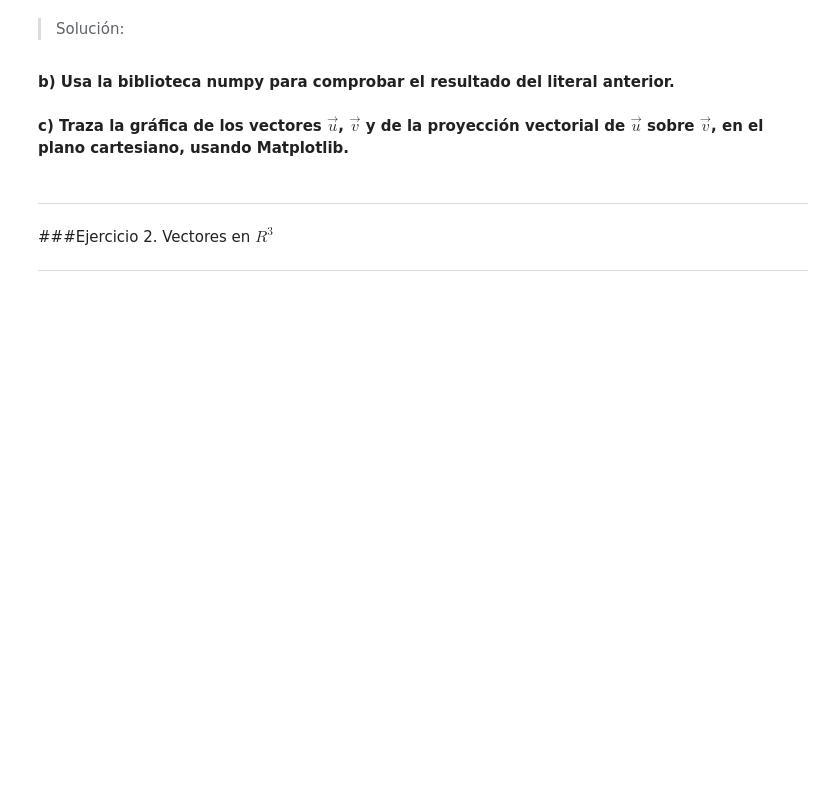
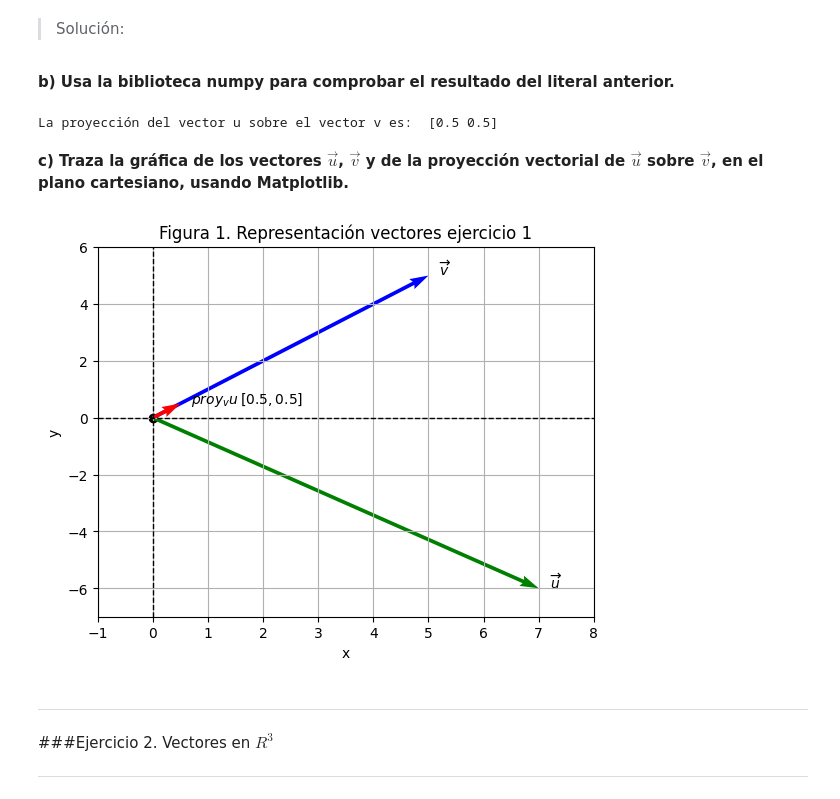
Before and after one commit to CReies/U_Linear-Algebra_Lab1, a Jupyter notebook: laboratorio_2023_ii_inicio.ipynb, the cells around one changed output. Saved outputs shown, nothing was run; the diff lists cells and outputs as text; code cells hidden in the pictures; blank space fills up the shorter version.

```diff
--- a/laboratorio_2023_ii_inicio.ipynb
+++ b/laboratorio_2023_ii_inicio.ipynb
@@ -70,38 +83,46 @@ $proy_vu = \dfrac{\overrightarrow{u} \cdot \overrightarrow{v}}{|\overrightarrow{
 **b) Usa la biblioteca numpy para comprobar el resultado del literal anterior.**
 # %%
 # Cálculo de la proyección del vector u sobre el vector v
+
+proyeccion = (np.dot(u, v) / np.linalg.norm(v) ** 2) * v
+
+print("\nLa proyección del vector u sobre el vector v es: ", proyeccion)
+# %% [output]
+La proyección del vector u sobre el vector v es:  [0.5 0.5]
 # %% [markdown]
 **c) Traza la gráfica de los vectores $\overrightarrow{u}$, $\overrightarrow{v}$ y de la proyección vectorial de $\overrightarrow{u}$ sobre $\overrightarrow{v}$, en el plano cartesiano, usando Matplotlib.**
 # %%
 # Configurar ejes
 fig, ax = plt.subplots()
 ax.grid()
-ax.set_xlim(-5, 5), ax.set_ylim(-5, 5)
+ax.set_xlim(-1, 8), ax.set_ylim(-7, 6)
 ax.set_xlabel("x"), ax.set_ylabel("y")
 ax.set_title("Figura 1. Representación vectores ejercicio 1")
 
 # Señalar el origen
 ax.scatter(0, 0, color="k")
 
 # Trazar ejes
 plt.axvline(0, color = "black", linewidth = 1, linestyle = "dashed");
 plt.axhline(0, color = "black", linewidth = 1, linestyle = "dashed");
 
 # Gráficar los vectores
 # Vector u
 ax.quiver(u[0], u[1], angles="xy", scale_units="xy", scale=1, color="g")
 ax.text(u[0] + 0.2, u[1], "$\overrightarrow{u}$")
 
 # Vector v
 ax.quiver(v[0], v[1], angles="xy", scale_units="xy", scale=1, color="b")
 ax.text(v[0] + 0.2, v[1], "$\overrightarrow{v}$")
 
 # Vector proyección de u sobre v
 ax.quiver(proyeccion[0], proyeccion[1], angles="xy", scale_units="xy", scale=1, color="r")
-ax.text(proyeccion[0] + 0.2, proyeccion[1], "$proy_vu$")
+ax.text(proyeccion[0] + 0.2, proyeccion[1], "$proy_vu\>[{:.1f},{:.1f}]$".format(proyeccion[0], proyeccion[1]))
 
 # Mostrar la gráfica
 plt.show()
+# %% [output]
+[figure, added]
 # %% [markdown]
 ---
 ###Ejercicio 2. Vectores en $R^3$
```
Also changed, not shown: parts of 12 cells of this notebook.
